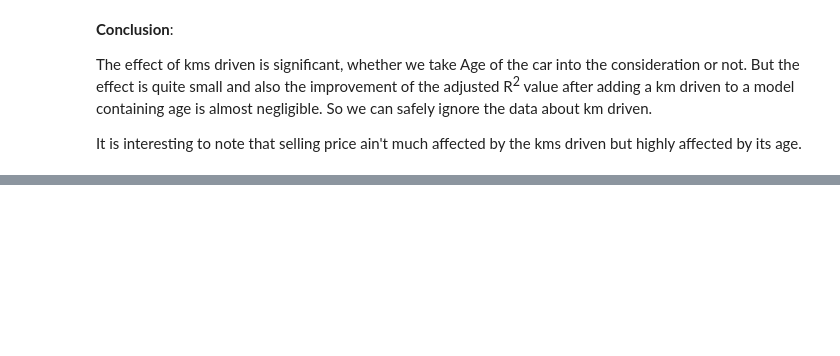
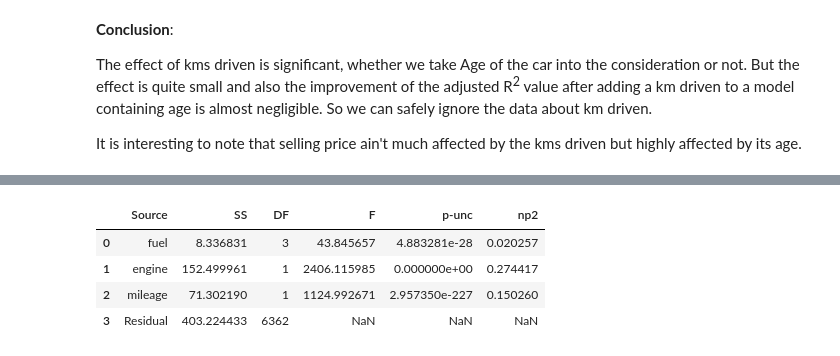
Before and after one commit to haverstein/CarDekho-Analysis, a Jupyter notebook: Copy_of_CarDekho_Analysis.ipynb, the cells around one changed output, grey strips where cells are left out. Cells and saved outputs as stored; diff of their text form; code cells hidden in the pictures; blank space fills up the shorter version.

```diff
--- a/Copy_of_CarDekho_Analysis.ipynb
+++ b/Copy_of_CarDekho_Analysis.ipynb
@@ -811,0 +867,9 @@ It is interesting to note that selling price ain't much affected by the kms driv
+# %%
+from pingouin import ancova
+ancova(data=data, dv='log_sell', covar=['engine','mileage'], between='fuel')
+# %% [output]
+|  | Source | SS | DF | F | p-unc | np2 |
+| 0 | fuel | 8.336831 | 3 | 43.845657 | 4.883281e-28 | 0.020257 |
+| 1 | engine | 152.499961 | 1 | 2406.115985 | 0.000000e+00 | 0.274417 |
+| 2 | mileage | 71.302190 | 1 | 1124.992671 | 2.957350e-227 | 0.150260 |
+| 3 | Residual | 403.224433 | 6362 | NaN | NaN | NaN |
```
Also changed, not shown: parts of 15 cells of this notebook.
